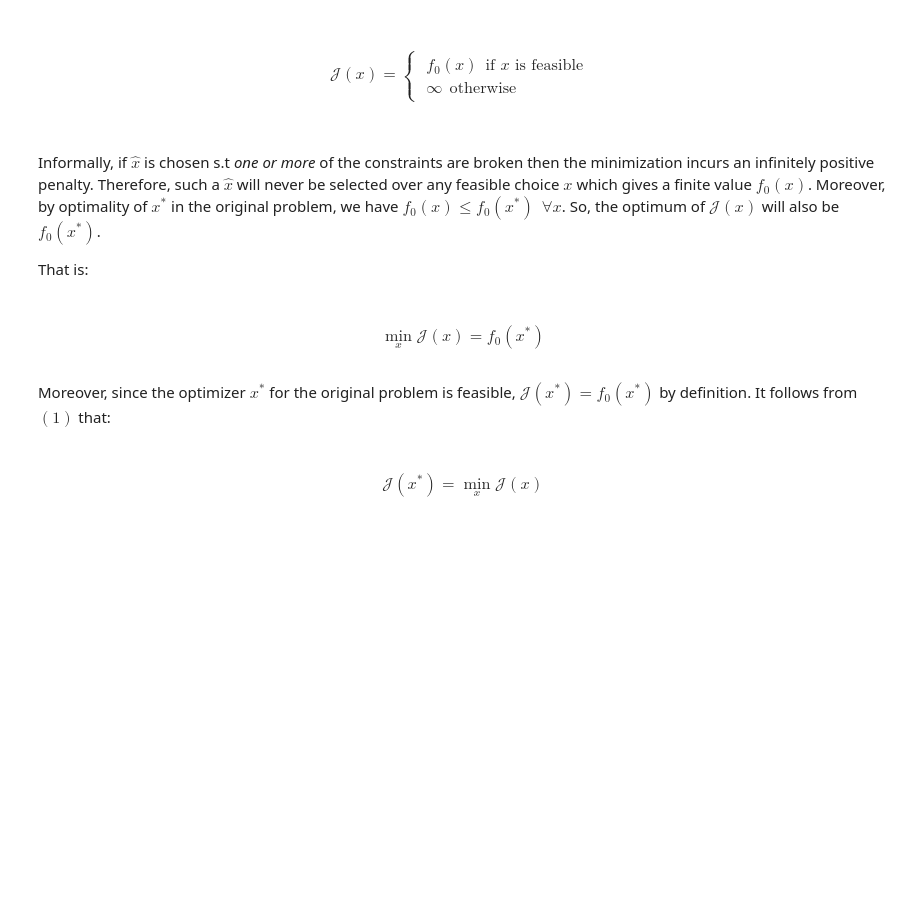
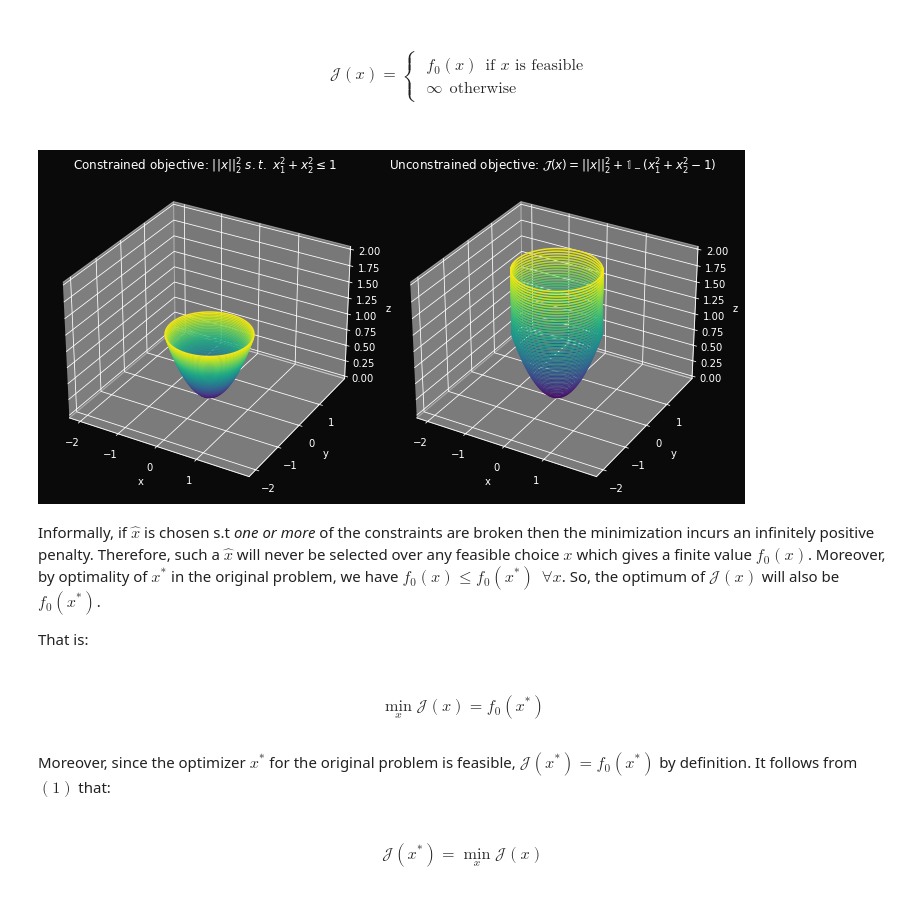
Before and after one commit to v-poghosyan/blog, a Jupyter notebook: _notebooks/2022-02-07-Optimization-Duality.ipynb, the cells around one changed output. Drawn from its saved outputs; the diff is of its cells as text; code cells hidden in the pictures; blank space fills up the shorter version.

Commit message:
Added plots to Duality post

```diff
--- a/_notebooks/2022-02-07-Optimization-Duality.ipynb
+++ b/_notebooks/2022-02-07-Optimization-Duality.ipynb
@@ -93,3 +90,65 @@ $$\mathcal{J}(x) = \begin{cases}\begin{aligned}
+# %%
+
+
+# Imports and configurations
+import numpy as np
+import matplotlib.pyplot as plt
+import matplotlib.cm as cm
+
+plt.rcParams['figure.autolayout'] = False
+figsize = (9.80, 4.90)
+background = '#0a0a0a'
+
+# Constrained objective function
+def f(x,y):
+    return x**2 + y**2
+
+# Unconstrained augmentation of the objective
+def j(x, y):
+    j = f(x,y) # The copy array takes the values of the objective in the feasible region
+    mask = ~(x**2 + y**2 <= 1) # Infeasible region
+    j[mask] = 2 # Value on infeasible region. Use 2 instead of np.inf for visual purposes
+    return j
+
+# Creating the data
+x_min, x_max = -2, 2
+y_min, y_max = -2, 2
+x, y = np.meshgrid(np.linspace(x_min, x_max, 1000), np.linspace(y_min, y_max, 1000))
+z1 = np.ma.masked_where(~(x**2 + y**2 <= 1), f(x,y))
+z2 = j(x,y)
+
+# Creating the plot
+fig = plt.figure(figsize = figsize, layout = 'tight')
+fig.set_facecolor(background)
+
+# First subplot
+ax = fig.add_subplot(1, 2, 1, projection = '3d')
+ax.contour3D(x, y, z1, 50, cmap = cm.viridis)
+ax.set_zlim3d(0, 2)
+ax.set_facecolor(background)
+ax.set_title(r'Constrained objective: $||x||_2^2 \ s.t. \ x_1^2 + x_2^2 \leq 1$', pad = 5)
+ax.set_xticks(np.arange(x_min, x_max, 1.0))
+ax.set_yticks(np.arange(y_min, y_max, 1.0))
+ax.set_xlabel('x')
+ax.set_ylabel('y')
+ax.set_zlabel('z')
+
+# Second subplot
+ax = fig.add_subplot(1, 2, 2, projection = '3d')
+ax.contour3D(x, y, z2, 60, cmap = cm.viridis)
+ax.set_zlim3d(0, 2)
+ax.set_facecolor(ax_background)
+ax.set_title(r'Unconstrained objective: $\mathcal{J}(x) = ||x||_2^2 + \mathbb{1}_-(x_1^2 + x_2^2 - 1)$', pad = 5)
+ax.set_xticks(np.arange(x_min, x_max, 1.0))
+ax.set_yticks(np.arange(y_min, y_max, 1.0))
+ax.set_xlabel('x')
+ax.set_ylabel('y')
+ax.set_zlabel('z')
+
+# Display result
+plt.show()
+# %% [output]
+[figure, added]
 # %% [markdown]
 Informally, if $\hat x$ is chosen s.t *one or more* of the constraints are broken then the minimization incurs an infinitely positive penalty. Therefore, such a $\hat x$ will never be selected over any feasible choice $x$ which gives a finite value $f_0(x)$. Moreover, by optimality of $x^*$ in the original problem, we have $f_0(x) \leq f_0(x^*) \ \ \forall x$. So, the optimum of $\mathcal{J}(x)$ will also be $f_0(x^*)$.
 
```
Also changed, not shown: parts of 1 cell of this notebook.
